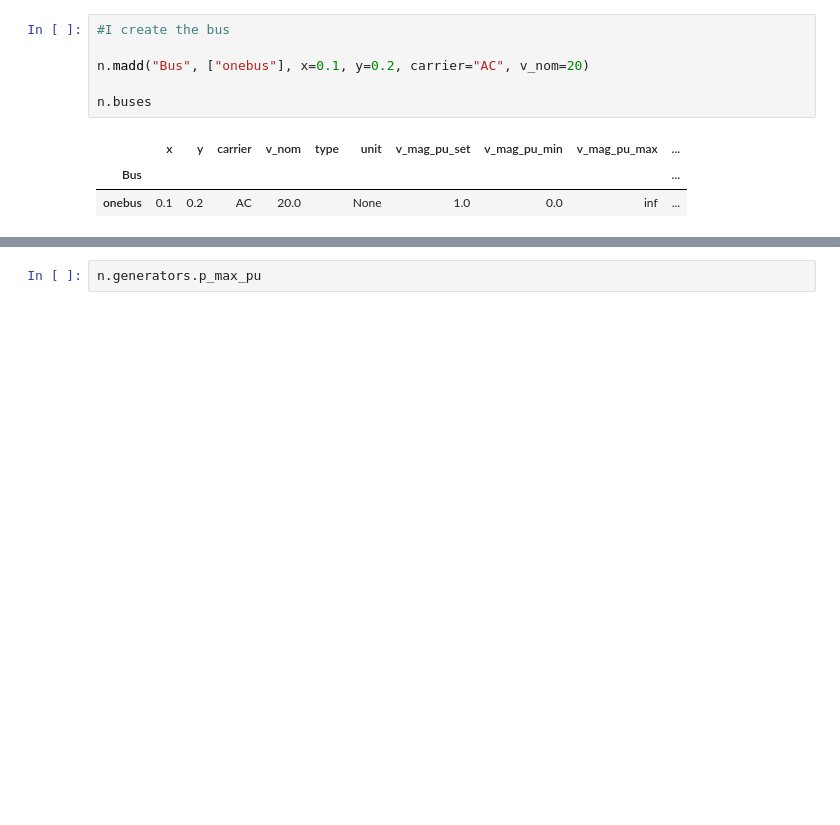
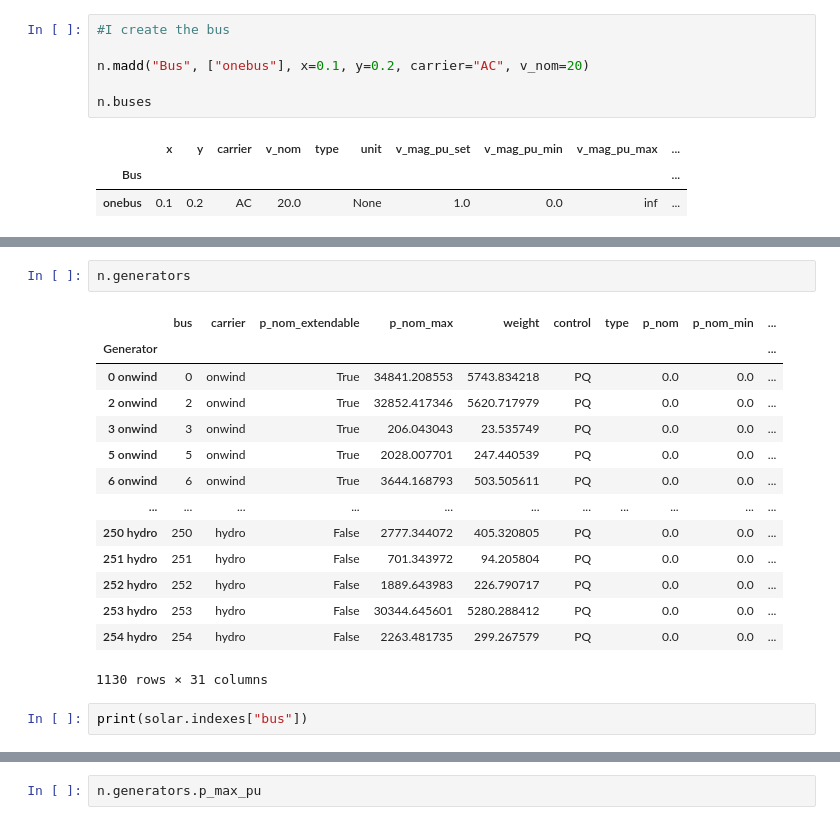
Before and after one commit to DeniseGiub/pypsa-distribution, a Jupyter notebook: Add_electricity_local.ipynb, the cells around one changed output, grey strips where cells are left out. Saved outputs shown, nothing was run; the diff lists cells and outputs as text; blank space fills up the shorter version.

```diff
--- a/Add_electricity_local.ipynb
+++ b/Add_electricity_local.ipynb
@@ -63,0 +129,19 @@ Index(['0 solar'], dtype='object')
+# %%
+n.generators
+# %% [output]
+|  | bus | carrier | p_nom_extendable | p_nom_max | weight | control | type | p_nom | p_nom_min | ... |
+| Generator |  |  |  |  |  |  |  |  |  | ... |
+| 0 onwind | 0 | onwind | True | 34841.208553 | 5743.834218 | PQ |  | 0.0 | 0.0 | ... |
+| 2 onwind | 2 | onwind | True | 32852.417346 | 5620.717979 | PQ |  | 0.0 | 0.0 | ... |
+| 3 onwind | 3 | onwind | True | 206.043043 | 23.535749 | PQ |  | 0.0 | 0.0 | ... |
+| 5 onwind | 5 | onwind | True | 2028.007701 | 247.440539 | PQ |  | 0.0 | 0.0 | ... |
+| 6 onwind | 6 | onwind | True | 3644.168793 | 503.505611 | PQ |  | 0.0 | 0.0 | ... |
+| ... | ... | ... | ... | ... | ... | ... | ... | ... | ... | ... |
+| 250 hydro | 250 | hydro | False | 2777.344072 | 405.320805 | PQ |  | 0.0 | 0.0 | ... |
+| 251 hydro | 251 | hydro | False | 701.343972 | 94.205804 | PQ |  | 0.0 | 0.0 | ... |
+| 252 hydro | 252 | hydro | False | 1889.643983 | 226.790717 | PQ |  | 0.0 | 0.0 | ... |
+| 253 hydro | 253 | hydro | False | 30344.645601 | 5280.288412 | PQ |  | 0.0 | 0.0 | ... |
+| 254 hydro | 254 | hydro | False | 2263.481735 | 299.267579 | PQ |  | 0.0 | 0.0 | ... |
+1130 rows × 31 columns
+# %%
+print(solar.indexes["bus"])
```
Also changed, not shown: parts of 13 cells of this notebook, 1 other file.
